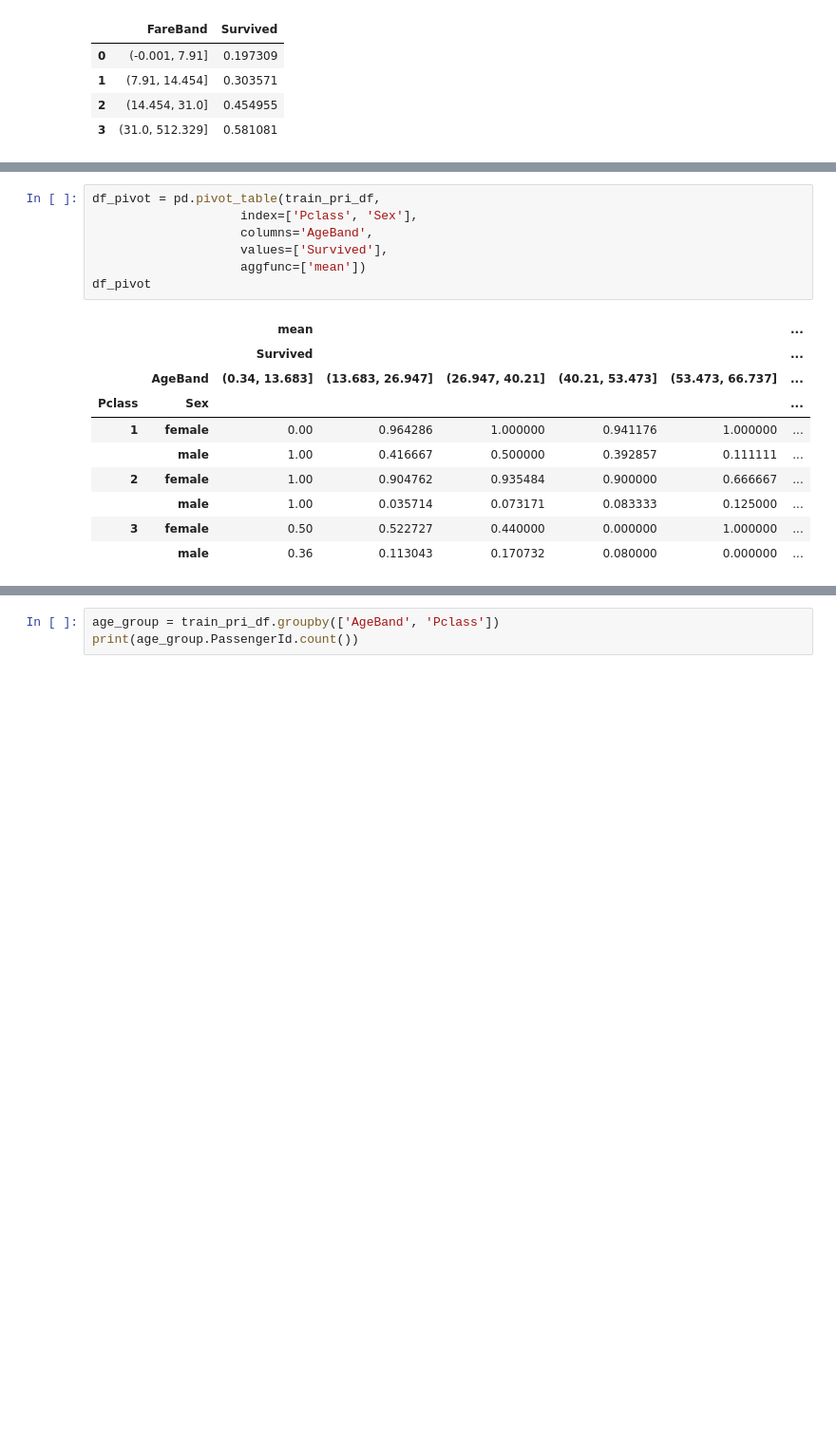
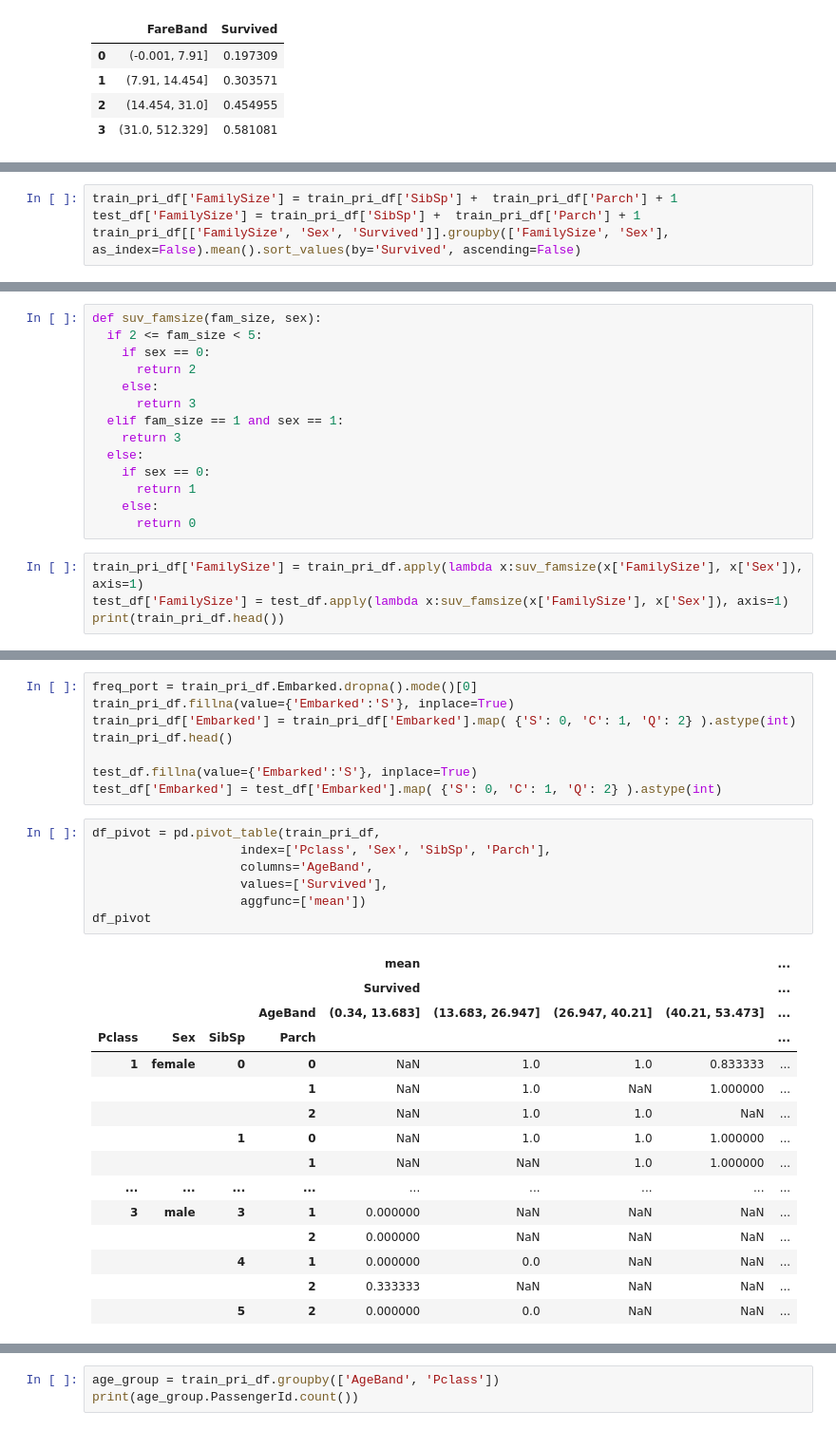
Before and after one commit to Frankensosege/Tatanic-Competition, a Jupyter notebook: Titanic_Competition.ipynb, the cells around one changed output, grey strips where cells are left out. Shown: that part at 95% size. Cells and saved outputs as stored; diff of their text form; blank space fills up the shorter version.

```diff
--- a/Titanic_Competition.ipynb
+++ b/Titanic_Competition.ipynb
@@ -218,0 +272,4 @@ memory usage: 85.9+ KB
+# %%
+train_pri_df['FamilySize'] = train_pri_df['SibSp'] +  train_pri_df['Parch'] + 1
+test_df['FamilySize'] = train_pri_df['SibSp'] +  train_pri_df['Parch'] + 1
+train_pri_df[['FamilySize', 'Sex', 'Survived']].groupby(['FamilySize', 'Sex'], as_index=False).mean().sort_values(by='Survived', ascending=False)
@@ -218,0 +294,18 @@ memory usage: 85.9+ KB
+# %%
+def suv_famsize(fam_size, sex):
+  if 2 <= fam_size < 5:
+    if sex == 0:
+      return 2
+    else:
+      return 3
+  elif fam_size == 1 and sex == 1:
+    return 3
+  else:
+    if sex == 0:
+      return 1
+    else:
+      return 0
+# %%
+train_pri_df['FamilySize'] = train_pri_df.apply(lambda x:suv_famsize(x['FamilySize'], x['Sex']), axis=1)
+test_df['FamilySize'] = test_df.apply(lambda x:suv_famsize(x['FamilySize'], x['Sex']), axis=1)
+print(train_pri_df.head())
@@ -219,18 +330,31 @@ memory usage: 85.9+ KB
+# %%
+freq_port = train_pri_df.Embarked.dropna().mode()[0]
+train_pri_df.fillna(value={'Embarked':'S'}, inplace=True)
+train_pri_df['Embarked'] = train_pri_df['Embarked'].map( {'S': 0, 'C': 1, 'Q': 2} ).astype(int)
+train_pri_df.head()
+
+test_df.fillna(value={'Embarked':'S'}, inplace=True)
+test_df['Embarked'] = test_df['Embarked'].map( {'S': 0, 'C': 1, 'Q': 2} ).astype(int)
 # %%
 df_pivot = pd.pivot_table(train_pri_df,
-                    index=['Pclass', 'Sex'],
+                    index=['Pclass', 'Sex', 'SibSp', 'Parch'],
                     columns='AgeBand',
                     values=['Survived'],
                     aggfunc=['mean'])
 df_pivot
 # %% [output]
-|  |  | mean |  |  |  |  | ... |
-|  |  | Survived |  |  |  |  | ... |
-|  | AgeBand | (0.34, 13.683] | (13.683, 26.947] | (26.947, 40.21] | (40.21, 53.473] | (53.473, 66.737] | ... |
-| Pclass | Sex |  |  |  |  |  | ... |
-| 1 | female | 0.00 | 0.964286 | 1.000000 | 0.941176 | 1.000000 | ... |
-|  | male | 1.00 | 0.416667 | 0.500000 | 0.392857 | 0.111111 | ... |
-| 2 | female | 1.00 | 0.904762 | 0.935484 | 0.900000 | 0.666667 | ... |
-|  | male | 1.00 | 0.035714 | 0.073171 | 0.083333 | 0.125000 | ... |
-| 3 | female | 0.50 | 0.522727 | 0.440000 | 0.000000 | 1.000000 | ... |
-|  | male | 0.36 | 0.113043 | 0.170732 | 0.080000 | 0.000000 | ... |
+|  |  |  |  | mean |  |  |  | ... |
+|  |  |  |  | Survived |  |  |  | ... |
+|  |  |  | AgeBand | (0.34, 13.683] | (13.683, 26.947] | (26.947, 40.21] | (40.21, 53.473] | ... |
+| Pclass | Sex | SibSp | Parch |  |  |  |  | ... |
+| 1 | female | 0 | 0 | NaN | 1.0 | 1.0 | 0.833333 | ... |
+|  |  |  | 1 | NaN | 1.0 | NaN | 1.000000 | ... |
+|  |  |  | 2 | NaN | 1.0 | 1.0 | NaN | ... |
+|  |  | 1 | 0 | NaN | 1.0 | 1.0 | 1.000000 | ... |
+|  |  |  | 1 | NaN | NaN | 1.0 | 1.000000 | ... |
+| ... | ... | ... | ... | ... | ... | ... | ... | ... |
+| 3 | male | 3 | 1 | 0.000000 | NaN | NaN | NaN | ... |
+|  |  |  | 2 | 0.000000 | NaN | NaN | NaN | ... |
+|  |  | 4 | 1 | 0.000000 | 0.0 | NaN | NaN | ... |
+|  |  |  | 2 | 0.333333 | NaN | NaN | NaN | ... |
+|  |  | 5 | 2 | 0.000000 | 0.0 | NaN | NaN | ... |
```
Also changed, not shown: parts of 41 cells of this notebook.
